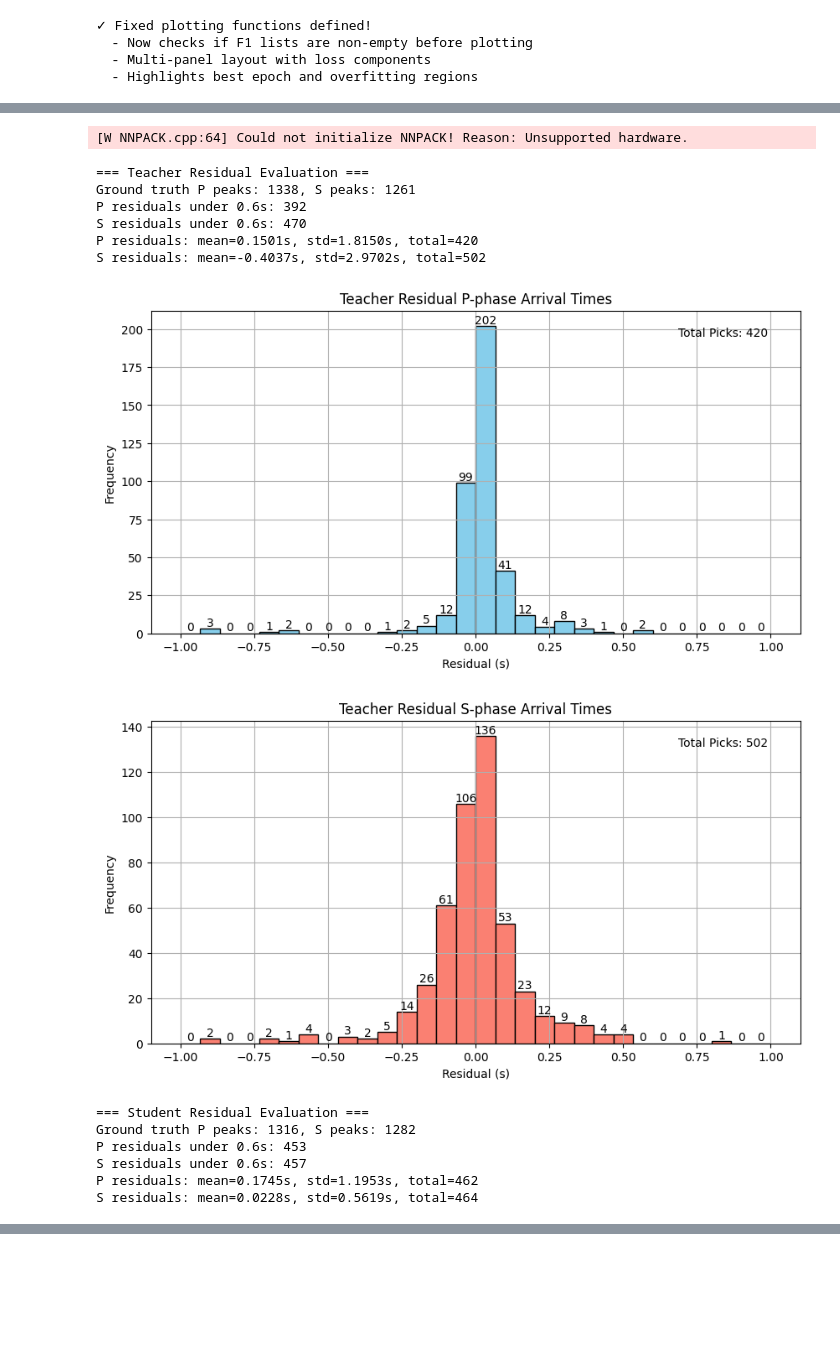
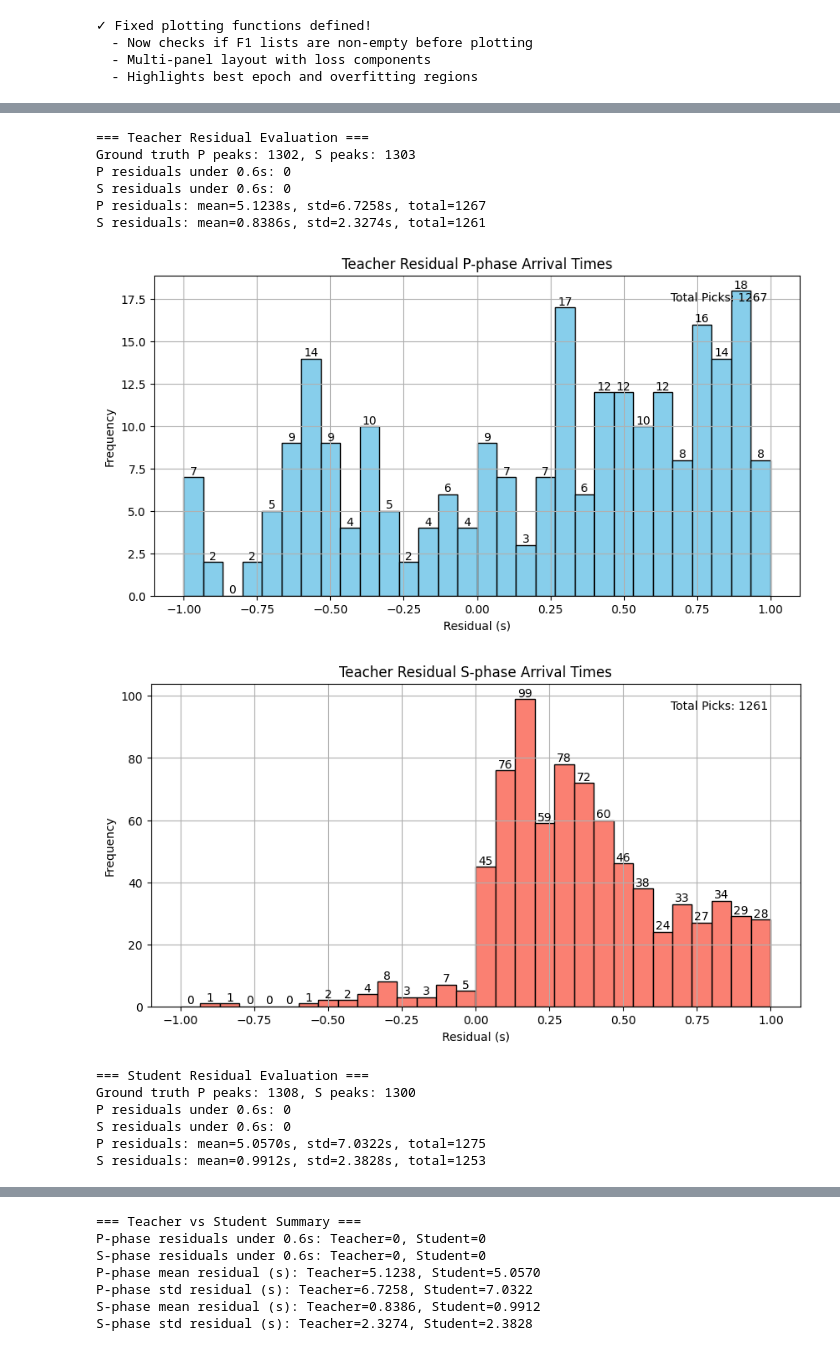
Before and after one commit to Hy-X/xiao_net, a Jupyter notebook: archive/TL_DK_1Mil_ModelTrain_Exp_2.ipynb, the cells around one changed output, grey strips where cells are left out. Saved outputs shown, nothing was run; the diff lists cells and outputs as text; code cells hidden in the pictures; blank space fills up the shorter version.

```diff
--- a/archive/TL_DK_1Mil_ModelTrain_Exp_2.ipynb
+++ b/archive/TL_DK_1Mil_ModelTrain_Exp_2.ipynb
@@ -143,7 +144,7 @@ from models.xn_xiao_net_v2 import XiaoNet
 
 # Create XiaoNet model with 600 sample window
 xiao_net = XiaoNet(
-    window_len=600,       # 6 seconds @ 100 Hz
+    window_len=3001,       # 6 seconds @ 100 Hz
     in_channels=3,        # 3 channels (E, N, Z)
     num_phases=3,         # 3 outputs (P, S, noise)
     base_channels=16       # Base channel width for v2
@@ -151,7 +152,7 @@ xiao_net = XiaoNet(
 xiao_net.to(device)
 
 # Test with a dummy batch to verify dimensions
-test_input = torch.randn(2, 3, 600).to(device)
+test_input = torch.randn(2, 3, 3001).to(device)
 try:
     test_output = xiao_net(test_input)
     print(f"✓ XiaoNet forward pass successful!")
@@ -276,10 +277,10 @@ dev_generator = sbg.GenericGenerator(dev)
 test_generator = sbg.GenericGenerator(test)
 
 augmentations = [
-    #sbg.WindowAroundSample(list(phase_dict.keys()), samples_before=3000, windowlen=6000, selection="random", strategy="variable"),
-    sbg.WindowAroundSample(list(phase_dict.keys()), samples_before=600, windowlen=1200, selection="random", strategy="variable"),
-    sbg.RandomWindow(windowlen=600, strategy="pad"),
-    #sbg.RandomWindow(windowlen=3001, strategy="pad"),
+    sbg.WindowAroundSample(list(phase_dict.keys()), samples_before=3000, windowlen=6000, selection="random", strategy="variable"),
+    #sbg.WindowAroundSample(list(phase_dict.keys()), samples_before=600, windowlen=1200, selection="random", strategy="variable"),
+    #sbg.RandomWindow(windowlen=600, strategy="pad"),
+    sbg.RandomWindow(windowlen=3001, strategy="pad"),
     sbg.Normalize(demean_axis=-1, detrend_axis=-1, amp_norm_axis=-1, amp_norm_type="peak"),
     sbg.ChangeDtype(np.float32),
     sbg.ProbabilisticLabeller(sigma=30, dim=0),
@@ -307,17 +308,6 @@ print(f"  Training set: {len(train):,} samples")
 print(f"  Validation set: {len(dev):,} samples")
 print(f"  Test set: {len(test):,} samples")
 print(f"  Sample fraction used: {sample_fraction*100}%")
-
-print("\n🔧 Data Augmentation Pipeline:")
-for i, aug in enumerate(augmentations, 1):
-    print(f"  {i}. {aug.__class__.__name__}")
-    if hasattr(aug, '__dict__'):
-        relevant_attrs = {k: v for k, v in aug.__dict__.items() if not k.startswith('_')}
-        for key, val in relevant_attrs.items():
-            print(f"     - {key}: {val}")
-
-print("\n🎯 Model Information:")
-print(f"  Model type: {model.__class__.__name__}")
 print(f"  Device: {device}")
 
 print("\n⚙️ Training Hyperparameters:")
@@ -332,15 +322,6 @@ print(f"  Sampling rate: {sampling_rate} Hz")
 print(f"  Height threshold: {height}")
 print(f"  Distance: {distance} samples")
 
-print("\n🔬 Phase Dictionary:")
-print(f"  P-phases: {len(p_phases)} types")
-print(f"  S-phases: {len(s_phases)} types")
-
-print("\n💾 Data Loader Configuration:")
-print(f"  Pin memory: True")
-print(f"  Prefetch factor: 4")
-print(f"  Persistent workers: True")
-
 print("\n" + "=" * 60)
 print("Ready to start training!")
 print("=" * 60)
@@ -1507,0 +1517,4 @@ if __name__ == "__main__":
+# %%
+# Initialize the model and move it to the device
+model = sbm.PhaseNet.from_pretrained("stead")
+model.to(device)
@@ -1645,58 +2107,57 @@ height = 0.5           # Minimum peak probability
 distance = 100         # Minimum peak separation (samples)
 sampling_rate = 100    # Hz
 tolerance = 0.6        # Seconds for residual threshold
-n_samples = len(dev_generator)  # Evaluate all samples
+n_samples = len(test_generator)  # Evaluate all samples
 
 # Evaluate Teacher Model
 teacher_results = evaluate_model_residuals(
     model=teacher_model,
-    data_generator=dev_generator,
+    data_generator=test_generator,
     device=device,
     height=height,
     distance=distance,
     sampling_rate=sampling_rate,
     tolerance=tolerance,
     n_samples=n_samples,
     model_name="Teacher"
 )
 
 # Evaluate Student Model
 student_results = evaluate_model_residuals(
     model=student_model,
-    data_generator=dev_generator,
+    data_generator=test_generator,
     device=device,
     height=height,
     distance=distance,
     sampling_rate=sampling_rate,
     tolerance=tolerance,
     n_samples=n_samples,
     model_name="Student"
 )
 
 # ------------------------------
 # Compare Teacher vs Student
 # ------------------------------
 
 print("\n=== Teacher vs Student Summary ===")
 print(f"P-phase residuals under {tolerance}s: Teacher={teacher_results['count_p_under_tol']}, Student={student_results['count_p_under_tol']}")
 print(f"S-phase residuals under {tolerance}s: Teacher={teacher_results['count_s_under_tol']}, Student={student_results['count_s_under_tol']}")
 print(f"P-phase mean residual (s): Teacher={teacher_results['mean_p']:.4f}, Student={student_results['mean_p']:.4f}")
 print(f"P-phase std residual (s): Teacher={teacher_results['std_p']:.4f}, Student={student_results['std_p']:.4f}")
 print(f"S-phase mean residual (s): Teacher={teacher_results['mean_s']:.4f}, Student={student_results['mean_s']:.4f}")
 print(f"S-phase std residual (s): Teacher={teacher_results['std_s']:.4f}, Student={student_results['std_s']:.4f}")
 # %% [output]
-[W NNPACK.cpp:64] Could not initialize NNPACK! Reason: Unsupported hardware.
+=== Teacher Residual Evaluation ===
+Ground truth P peaks: 1302, S peaks: 1303
+P residuals under 0.6s: 0
+S residuals under 0.6s: 0
+P residuals: mean=5.1238s, std=6.7258s, total=1267
+S residuals: mean=0.8386s, std=2.3274s, total=1261
-=== Teacher Residual Evaluation ===
-Ground truth P peaks: 1338, S peaks: 1261
-P residuals under 0.6s: 392
-S residuals under 0.6s: 470
-P residuals: mean=0.1501s, std=1.8150s, total=420
-S residuals: mean=-0.4037s, std=2.9702s, total=502
-[figure, old version]
+[figure, new version]
-[figure, old version]
+[figure, new version]
-=== Student Residual Evaluation ===
-Ground truth P peaks: 1316, S peaks: 1282
-P residuals under 0.6s: 453
-S residuals under 0.6s: 457
-P residuals: mean=0.1745s, std=1.1953s, total=462
-S residuals: mean=0.0228s, std=0.5619s, total=464
+=== Student Residual Evaluation ===
+Ground truth P peaks: 1308, S peaks: 1300
+P residuals under 0.6s: 0
+S residuals under 0.6s: 0
+P residuals: mean=5.0570s, std=7.0322s, total=1275
+S residuals: mean=0.9912s, std=2.3828s, total=1253
@@ -1712,3 +2166,10 @@ S-phase std residual (s): Teacher=2.9702, Student=0.5619
+=== Teacher vs Student Summary ===
+P-phase residuals under 0.6s: Teacher=0, Student=0
+S-phase residuals under 0.6s: Teacher=0, Student=0
+P-phase mean residual (s): Teacher=5.1238, Student=5.0570
+P-phase std residual (s): Teacher=6.7258, Student=7.0322
+S-phase mean residual (s): Teacher=0.8386, Student=0.9912
+S-phase std residual (s): Teacher=2.3274, Student=2.3828
 # %%
 import time
 
```
Also changed, not shown: parts of 13 cells of this notebook, 50 other files.
